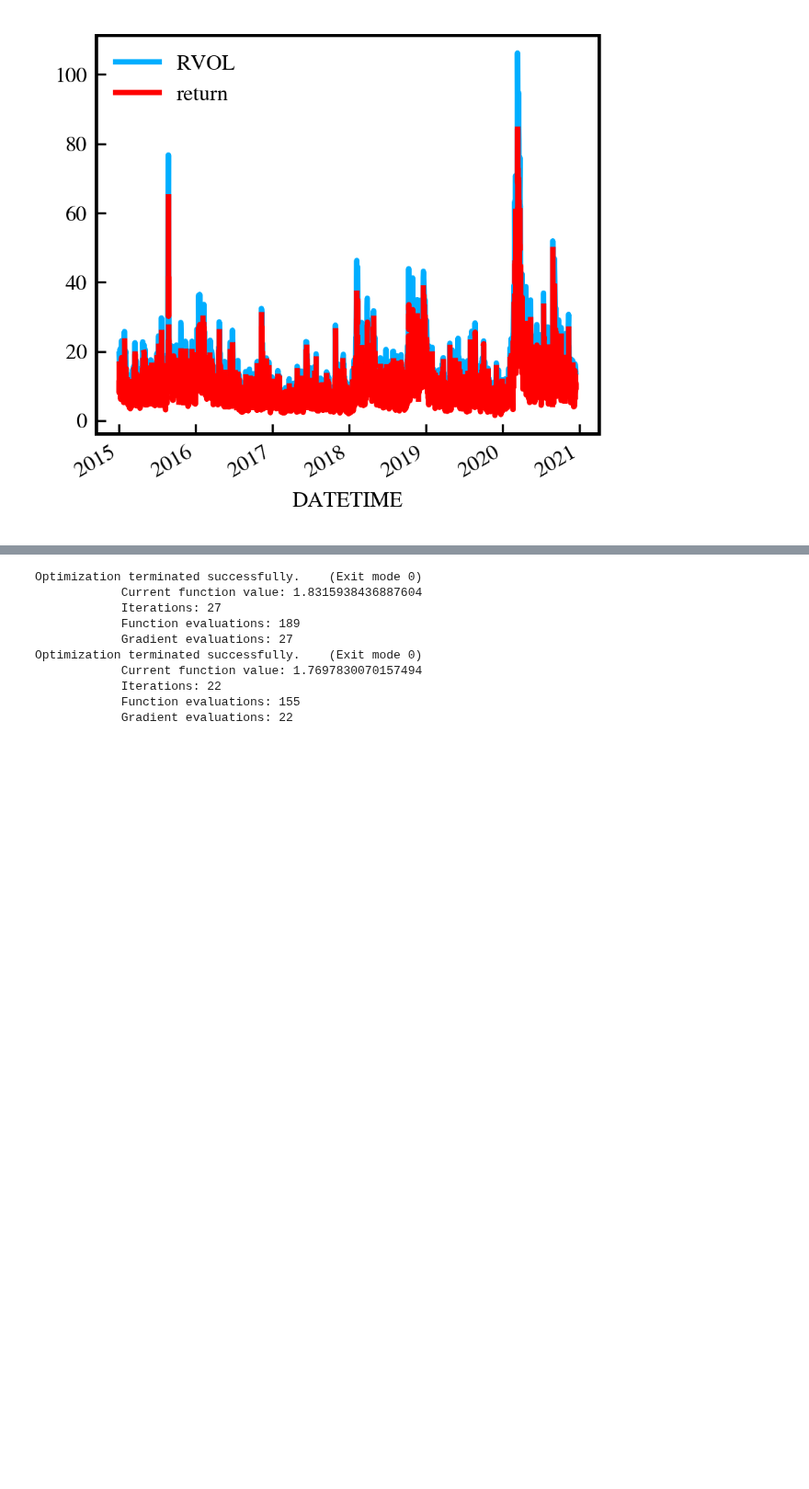
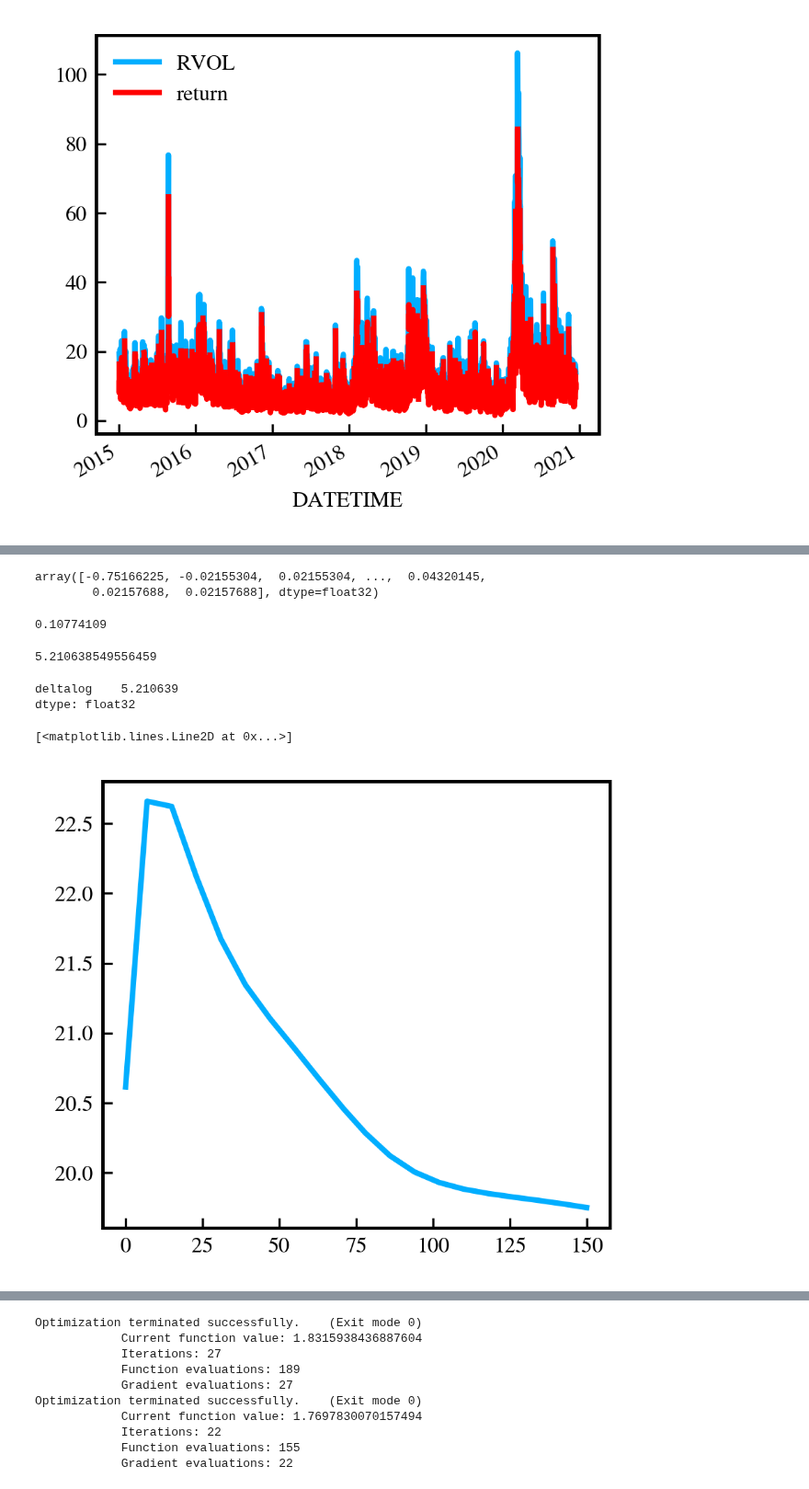
Before and after one commit to LuukOudshoorn25/HighFrequencyTrading, a Jupyter notebook: Code.ipynb, the cells around one changed output, grey strips where cells are left out. Shown at 92% size. Drawn from its saved outputs; the diff is of its cells as text; code cells hidden in the pictures; blank space fills up the shorter version.

```diff
--- a/Code.ipynb
+++ b/Code.ipynb
@@ -436,0 +476,50 @@ RK.plot_RKvol()
+# %%
+try_ = df
+try_['logprice'] = np.log(try_.PRICE)
+try_['deltalog'] = try_['logprice'].diff()*100
+# %%
+try_ = try_[['deltalog']].iloc[:20000].loc['2015-01-05']
+# %%
+try_.values.flatten()
+# %% [output]
+array([-0.75166225, -0.02155304,  0.02155304, ...,  0.04320145,
+        0.02157688,  0.02157688], dtype=float32)
+# %%
+np.sum((try_.values.flatten() * np.roll(try_,1).flatten()))
+# %% [output]
+0.10774109
+# %%
+def temp_func(dfje,H):
+    # make array to loop from -H to H
+    h_arr = np.arange(-H,H+1,1,dtype=int)
+    # make flat numpy array from the raw return data (approx second)
+    x = dfje.deltalog.values.flatten()
+    K_X = 0
+    parzen_values=[]
+    # loop 1 over the lags
+    gammas = []
+    for h in h_arr:
+        j_arr = np.arange(np.abs(h)+1,len(x)+1,dtype=int)
+        gamma_h = 0
+        # loop two for the autocovariances
+        for j in j_arr:
+            gamma_h += x[j-1]*x[j-np.abs(h)-1]
+        K_X += gamma_h*RK.Parzen(h/(H+1))
+    return np.sqrt(252*K_X)
+
+Hs = np.linspace(0,150,20,dtype=int)
+Ks = Parallel(n_jobs=23)(delayed(temp_func)(try_,H) for H in Hs)
+# %%
+np.sqrt(252*np.sum(try_[['deltalog']].values.flatten() * np.roll(try_[['deltalog']].values.flatten(),1)))
+# %% [output]
+5.210638549556459
+# %%
+np.sqrt(252*(try_[['deltalog']]*np.roll(try_[['deltalog']],1)).sum())
+# %% [output]
+deltalog    5.210639
+dtype: float32
+# %%
+plt.plot(Hs,Ks)
+# %% [output]
+[<matplotlib.lines.Line2D at 0x...>]
+[figure, added]
```
Also changed, not shown: parts of 9 cells of this notebook.
